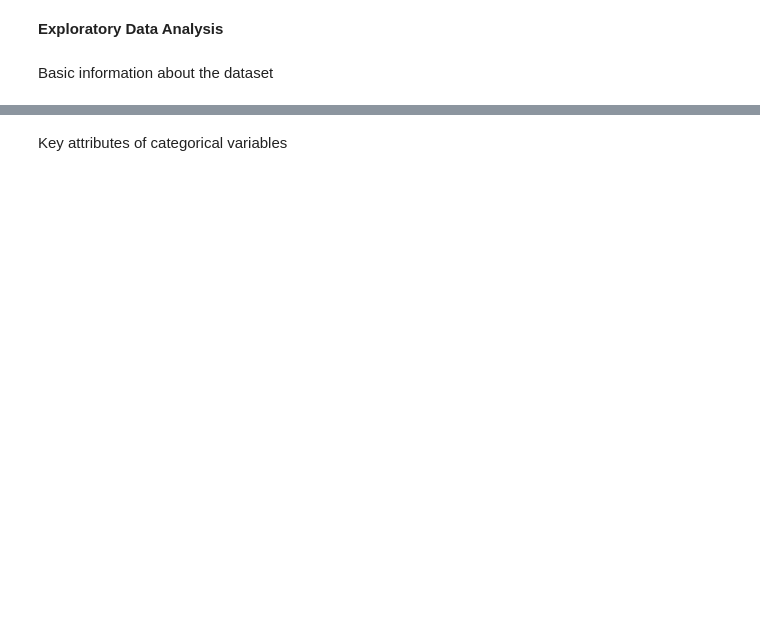
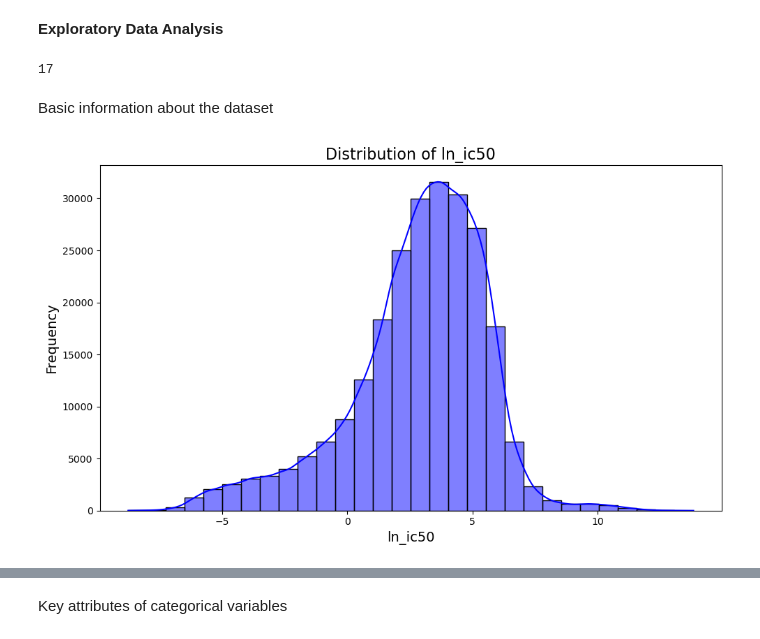
Before and after one commit to koyunkyung/bioinfo-studies, a Jupyter notebook: notebooks/exploratory_analysis.ipynb, the cells around one changed output, grey strips where cells are left out. Drawn from its saved outputs; the diff is of its cells as text; code cells hidden in the pictures; blank space fills up the shorter version.

```diff
--- a/notebooks/exploratory_analysis.ipynb
+++ b/notebooks/exploratory_analysis.ipynb
@@ -7,8 +7,22 @@ import numpy as np
 import matplotlib.pyplot as plt
 import seaborn as sns
 # %%
-# Load dataset
-data_path = "../data/GDSC2_processed.csv"
-data = pd.read_csv(data_path)
+# Load raw dataset
+data_path = "../data/GDSC2_raw.xlsx"
+data = pd.read_excel(data_path, sheet_name=0)
+# %%
+print(data['COMPANY_ID'].nunique())
+# %% [output]
+17
 # %% [markdown]
 Basic information about the dataset
+# %%
+plt.figure(figsize=(10, 6))
+sns.histplot(data["LN_IC50"], kde=True, bins=30, color="blue")
+plt.title("Distribution of ln_ic50", fontsize=16)
+plt.xlabel("ln_ic50", fontsize=14)
+plt.ylabel("Frequency", fontsize=14)
+plt.tight_layout()
+plt.show()
+# %% [output]
+[figure, added]
```
Also changed, not shown: parts of 5 cells of this notebook, 4 other files.
